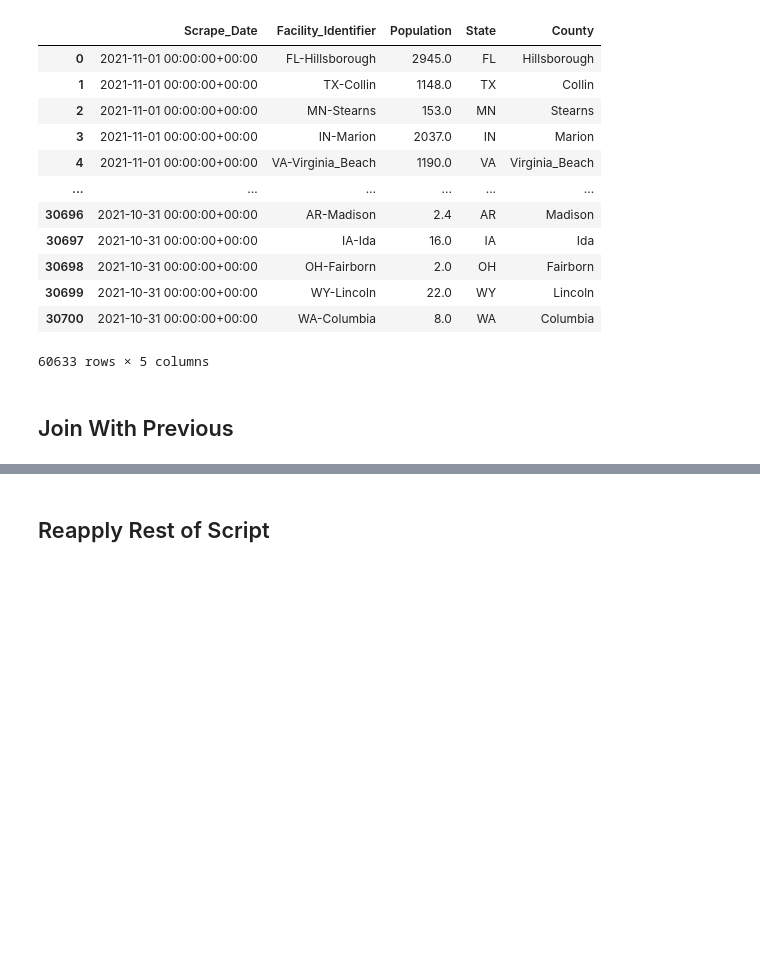
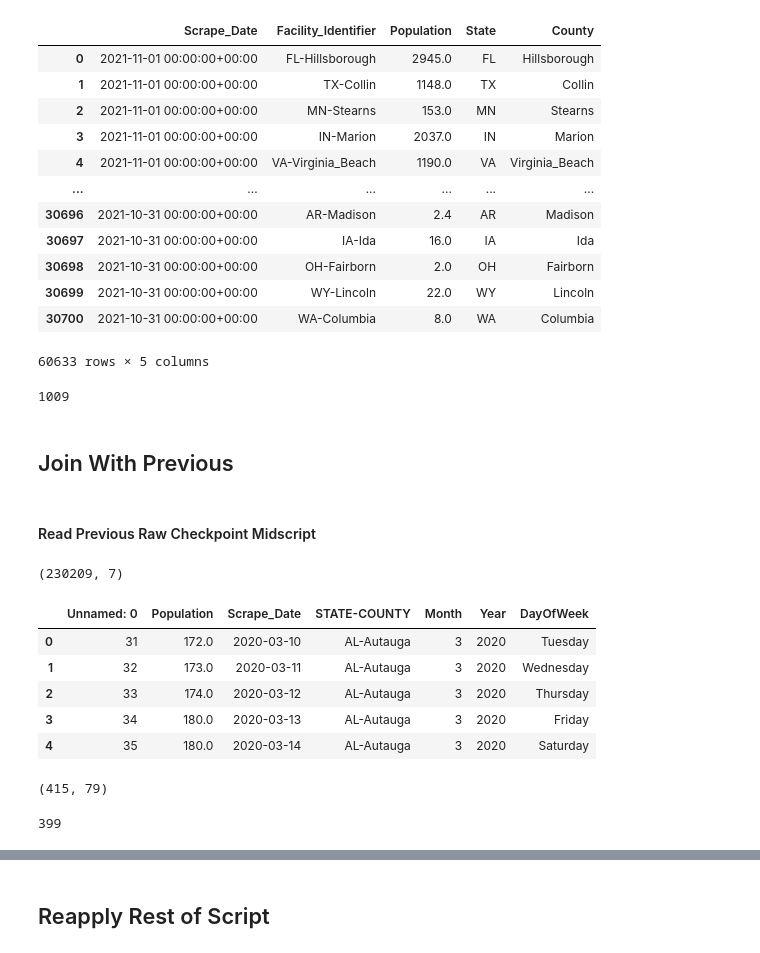
Before and after one commit to Matthew-Mitchell/PPI_COVID_Data_Rollups, a Jupyter notebook: Emily-Request-12-16-21-JDI-API.ipynb, the cells around one changed output, grey strips where cells are left out. Drawn from its saved outputs; the diff is of its cells as text; code cells hidden in the pictures; blank space fills up the shorter version.

```diff
--- a/Emily-Request-12-16-21-JDI-API.ipynb
+++ b/Emily-Request-12-16-21-JDI-API.ipynb
@@ -495,5 +495,32 @@ nov_oct
 | 30699 | 2021-10-31 00:00:00+00:00 | WY-Lincoln | 22.0 | WY | Lincoln |
 | 30700 | 2021-10-31 00:00:00+00:00 | WA-Columbia | 8.0 | WA | Columbia |
 60633 rows × 5 columns
+# %%
+nov_oct['Facility_Identifier'].nunique()
+# %% [output]
+1009
 # %% [markdown]
 ## Join With Previous
+# %% [markdown]
+#### Read Previous Raw Checkpoint Midscript
+# %%
+#See line 123 where exported from COVID_Prison_Transformations.py
+df = pd.read_csv("RawData_03-10-21_to_10-07-21_Generated_12-23-2021.csv")
+print(df.shape)
+df.head()
+# %% [output]
+(230209, 7)
+|  | Unnamed: 0 | Population | Scrape_Date | STATE-COUNTY | Month | Year | DayOfWeek |
+| 0 | 31 | 172.0 | 2020-03-10 | AL-Autauga | 3 | 2020 | Tuesday |
+| 1 | 32 | 173.0 | 2020-03-11 | AL-Autauga | 3 | 2020 | Wednesday |
+| 2 | 33 | 174.0 | 2020-03-12 | AL-Autauga | 3 | 2020 | Thursday |
+| 3 | 34 | 180.0 | 2020-03-13 | AL-Autauga | 3 | 2020 | Friday |
+| 4 | 35 | 180.0 | 2020-03-14 | AL-Autauga | 3 | 2020 | Saturday |
+# %%
+prior.shape
+# %% [output]
+(415, 79)
+# %%
+df['STATE-COUNTY'].nunique()
+# %% [output]
+399
```
Also changed, not shown: parts of 10 cells of this notebook.
